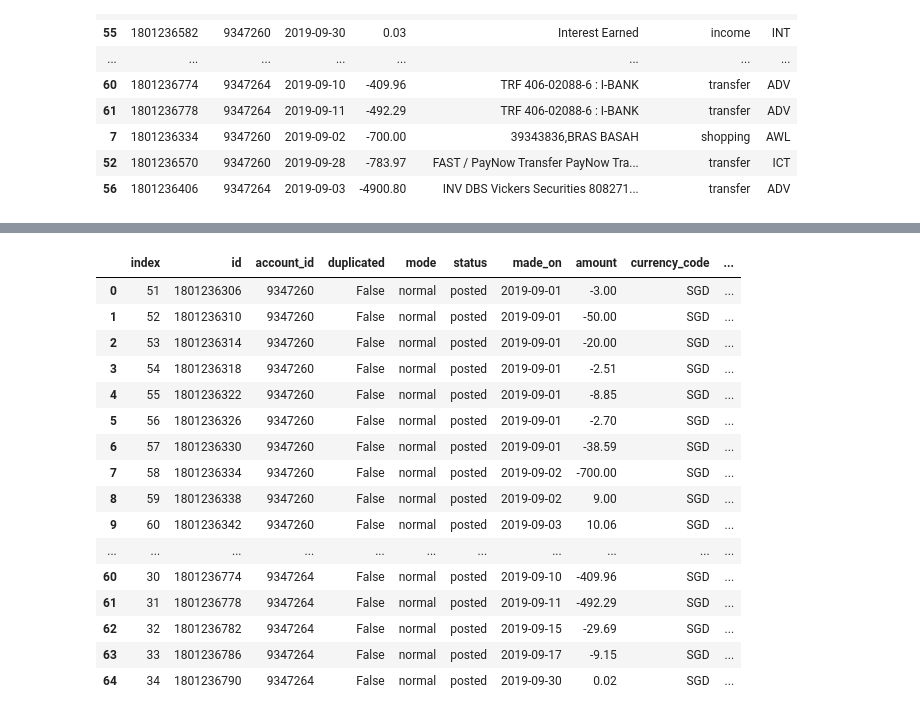
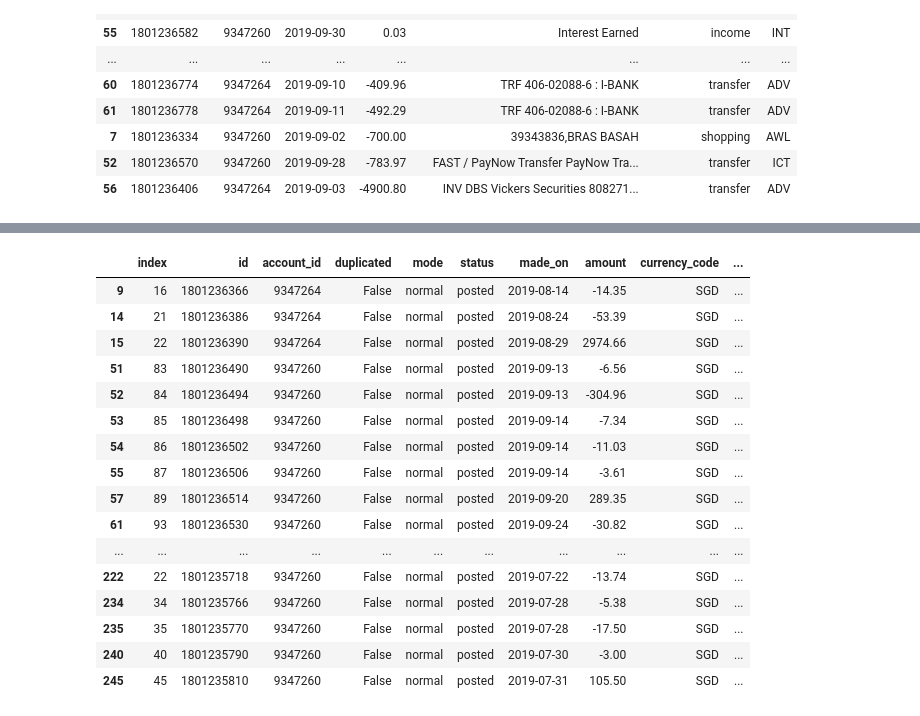
Before and after one commit to AdityaSidharta/BudgetTracker, a Jupyter notebook: notebooks/process.ipynb, the cells around one changed output, grey strips where cells are left out. Saved outputs shown, nothing was run; the diff lists cells and outputs as text; code cells hidden in the pictures.

```diff
--- a/notebooks/process.ipynb
+++ b/notebooks/process.ipynb
@@ -81,0 +106,14 @@ full_df[['id', 'account_id', 'made_on', 'amount', 'description', 'category', 'ty
+# %%
+import pandas as pd
+import glob
+
+path = '/home/adityasidharta/git/saltedge_python/data/raw' # use your path
+all_files = glob.glob(path + "/*.csv")
+
+li = []
+
+for filename in all_files:
+    df = pd.read_csv(filename, index_col=None, header=0)
+    li.append(df)
+
+frame = pd.concat(li, axis=0, ignore_index=True)
@@ -82,20 +139,20 @@ full_df[['id', 'account_id', 'made_on', 'amount', 'description', 'category', 'ty
 # %%
-full_df[~full_df.description.apply(lambda x : 'I-BANK' in x and '120-192381-9' in x)]
+frame[frame.description.apply(lambda x : 'PAY' in x)]
 # %% [output]
 |  | index | id | account_id | duplicated | mode | status | made_on | amount | currency_code | ... |
-| 0 | 51 | 1801236306 | 9347260 | False | normal | posted | 2019-09-01 | -3.00 | SGD | ... |
-| 1 | 52 | 1801236310 | 9347260 | False | normal | posted | 2019-09-01 | -50.00 | SGD | ... |
-| 2 | 53 | 1801236314 | 9347260 | False | normal | posted | 2019-09-01 | -20.00 | SGD | ... |
-| 3 | 54 | 1801236318 | 9347260 | False | normal | posted | 2019-09-01 | -2.51 | SGD | ... |
-| 4 | 55 | 1801236322 | 9347260 | False | normal | posted | 2019-09-01 | -8.85 | SGD | ... |
-| 5 | 56 | 1801236326 | 9347260 | False | normal | posted | 2019-09-01 | -2.70 | SGD | ... |
-| 6 | 57 | 1801236330 | 9347260 | False | normal | posted | 2019-09-01 | -38.59 | SGD | ... |
-| 7 | 58 | 1801236334 | 9347260 | False | normal | posted | 2019-09-02 | -700.00 | SGD | ... |
-| 8 | 59 | 1801236338 | 9347260 | False | normal | posted | 2019-09-02 | 9.00 | SGD | ... |
-| 9 | 60 | 1801236342 | 9347260 | False | normal | posted | 2019-09-03 | 10.06 | SGD | ... |
+| 9 | 16 | 1801236366 | 9347264 | False | normal | posted | 2019-08-14 | -14.35 | SGD | ... |
+| 14 | 21 | 1801236386 | 9347264 | False | normal | posted | 2019-08-24 | -53.39 | SGD | ... |
+| 15 | 22 | 1801236390 | 9347264 | False | normal | posted | 2019-08-29 | 2974.66 | SGD | ... |
+| 51 | 83 | 1801236490 | 9347260 | False | normal | posted | 2019-09-13 | -6.56 | SGD | ... |
+| 52 | 84 | 1801236494 | 9347260 | False | normal | posted | 2019-09-13 | -304.96 | SGD | ... |
+| 53 | 85 | 1801236498 | 9347260 | False | normal | posted | 2019-09-14 | -7.34 | SGD | ... |
+| 54 | 86 | 1801236502 | 9347260 | False | normal | posted | 2019-09-14 | -11.03 | SGD | ... |
+| 55 | 87 | 1801236506 | 9347260 | False | normal | posted | 2019-09-14 | -3.61 | SGD | ... |
+| 57 | 89 | 1801236514 | 9347260 | False | normal | posted | 2019-09-20 | 289.35 | SGD | ... |
+| 61 | 93 | 1801236530 | 9347260 | False | normal | posted | 2019-09-24 | -30.82 | SGD | ... |
 | ... | ... | ... | ... | ... | ... | ... | ... | ... | ... | ... |
-| 60 | 30 | 1801236774 | 9347264 | False | normal | posted | 2019-09-10 | -409.96 | SGD | ... |
-| 61 | 31 | 1801236778 | 9347264 | False | normal | posted | 2019-09-11 | -492.29 | SGD | ... |
-| 62 | 32 | 1801236782 | 9347264 | False | normal | posted | 2019-09-15 | -29.69 | SGD | ... |
-| 63 | 33 | 1801236786 | 9347264 | False | normal | posted | 2019-09-17 | -9.15 | SGD | ... |
-| 64 | 34 | 1801236790 | 9347264 | False | normal | posted | 2019-09-30 | 0.02 | SGD | ... |
+| 222 | 22 | 1801235718 | 9347260 | False | normal | posted | 2019-07-22 | -13.74 | SGD | ... |
+| 234 | 34 | 1801235766 | 9347260 | False | normal | posted | 2019-07-28 | -5.38 | SGD | ... |
+| 235 | 35 | 1801235770 | 9347260 | False | normal | posted | 2019-07-28 | -17.50 | SGD | ... |
+| 240 | 40 | 1801235790 | 9347260 | False | normal | posted | 2019-07-30 | -3.00 | SGD | ... |
+| 245 | 45 | 1801235810 | 9347260 | False | normal | posted | 2019-07-31 | 105.50 | SGD | ... |
```
Also changed, not shown: parts of 4 cells of this notebook, 4 other files.
